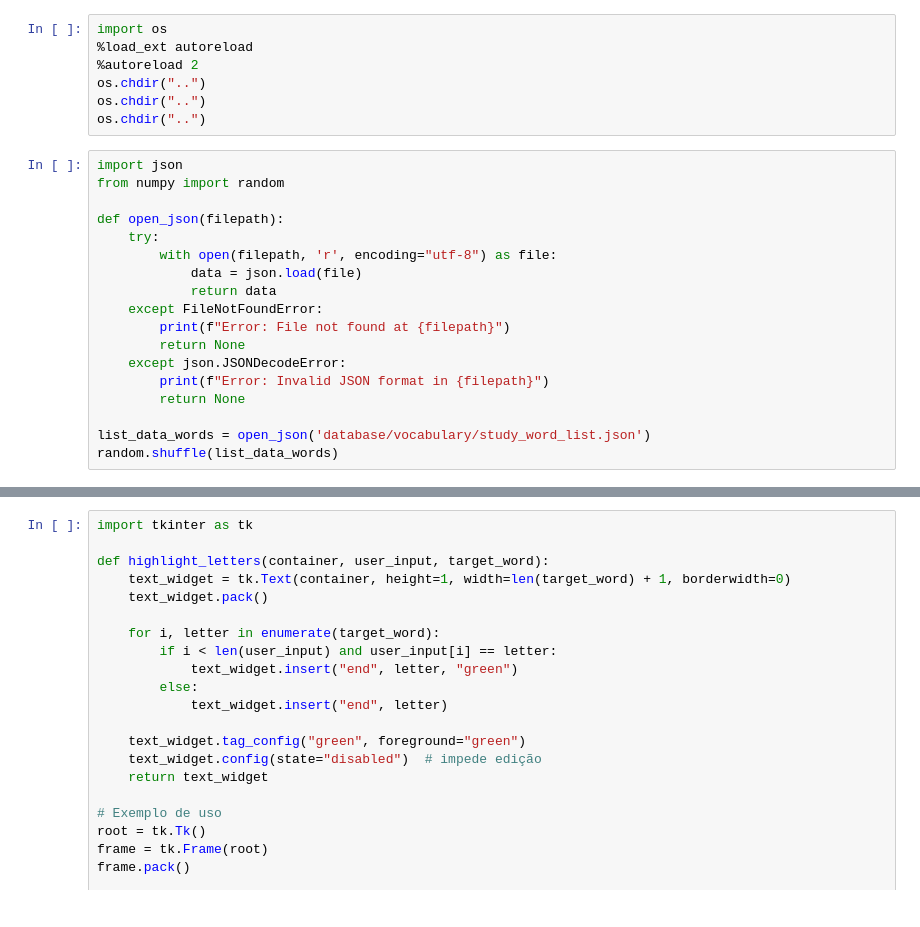
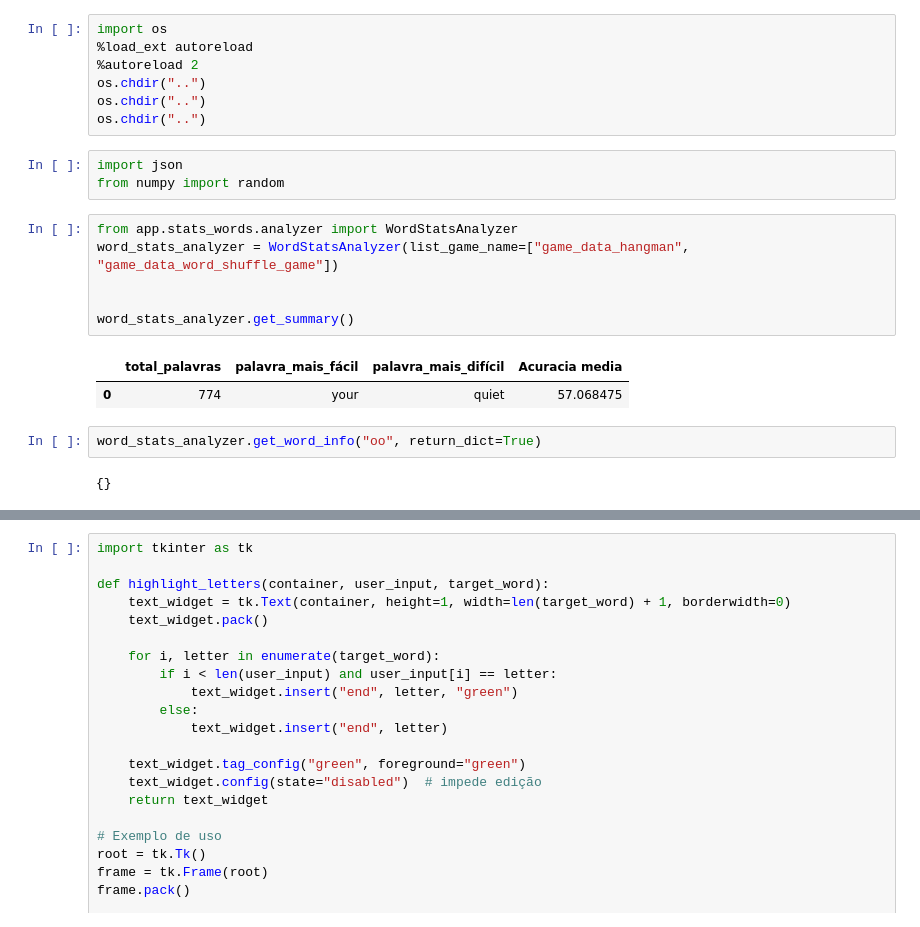
Before and after one commit to GuilhermeBranddao/fast-english, a Jupyter notebook: app/games/hangman_game/word_shuffle_game.ipynb, the cells around one changed output, grey strips where cells are left out. Saved outputs shown, nothing was run; the diff lists cells and outputs as text.

```diff
--- a/app/games/hangman_game/word_shuffle_game.ipynb
+++ b/app/games/hangman_game/word_shuffle_game.ipynb
@@ -8,21 +8,19 @@ os.chdir("..")
 # %%
 import json
 from numpy import random
-
-def open_json(filepath):
-    try:
-        with open(filepath, 'r', encoding="utf-8") as file:
-            data = json.load(file)
-            return data
-    except FileNotFoundError:
-        print(f"Error: File not found at {filepath}")
-        return None
-    except json.JSONDecodeError:
-        print(f"Error: Invalid JSON format in {filepath}")
-        return None
-
-list_data_words = open_json('database/vocabulary/study_word_list.json')
-random.shuffle(list_data_words)
+# %%
+from app.stats_words.analyzer import WordStatsAnalyzer
+word_stats_analyzer = WordStatsAnalyzer(list_game_name=["game_data_hangman", "game_data_word_shuffle_game"])
+
+
+word_stats_analyzer.get_summary()
+# %% [output]
+|  | total_palavras | palavra_mais_fácil | palavra_mais_difícil | Acuracia media |
+| 0 | 774 | your | quiet | 57.068475 |
+# %%
+word_stats_analyzer.get_word_info("oo", return_dict=True)
+# %% [output]
+{}
 # %%
 import tkinter as tk
 from tkinter import messagebox
```
Also changed, not shown: parts of 7 cells of this notebook, 12 other files.
